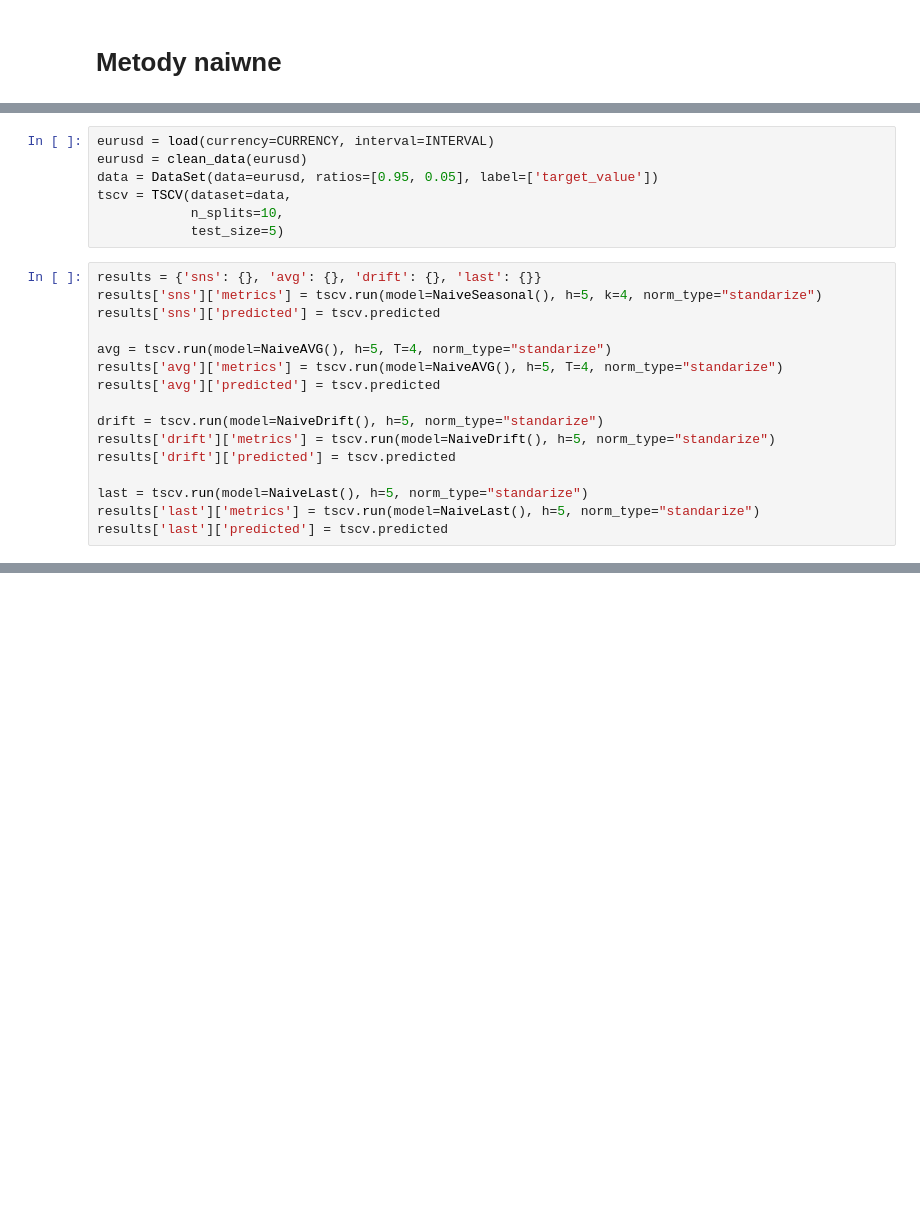
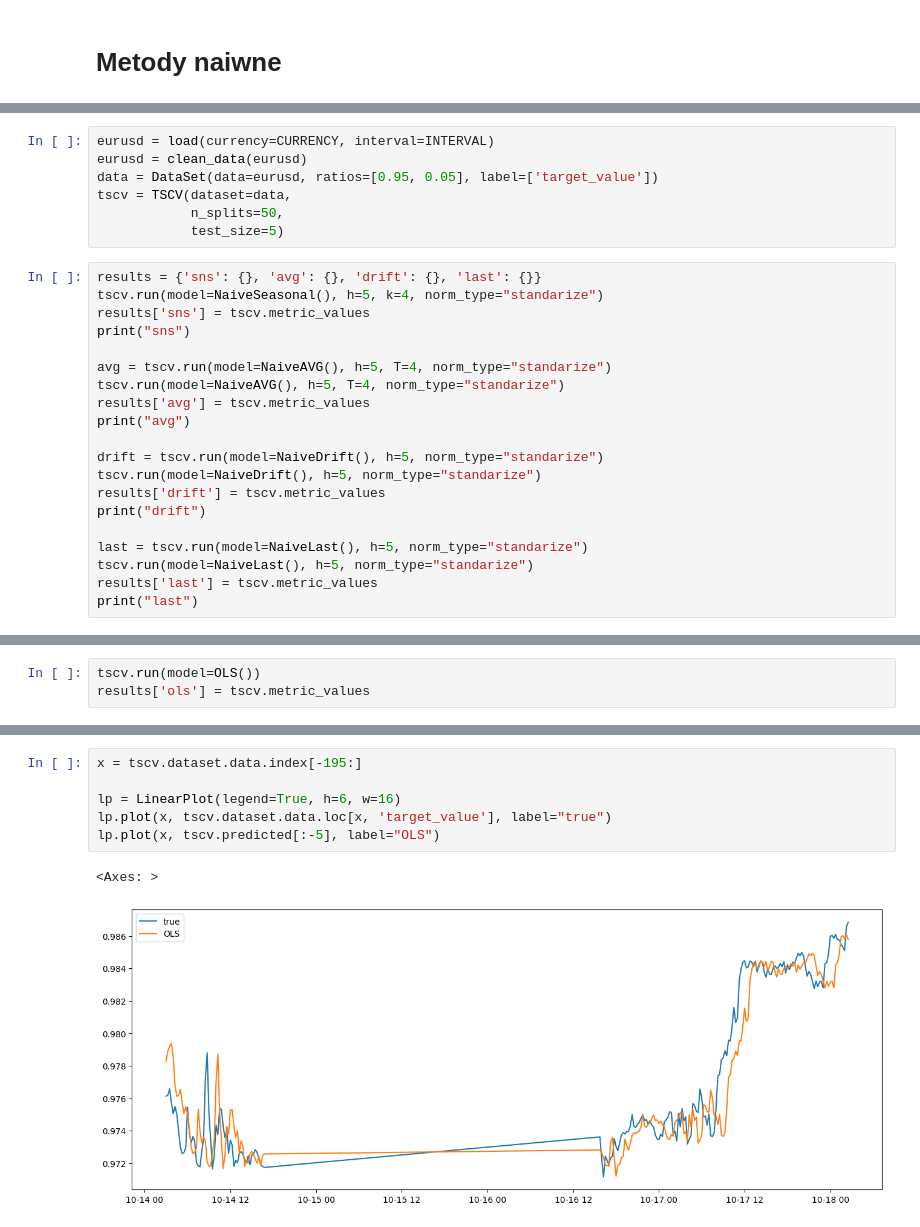
Before and after one commit to sebastiansukiennik01/ForexForecasting, a Jupyter notebook: chapter_3_3.ipynb, the cells around one changed output, grey strips where cells are left out. Saved outputs shown, nothing was run; the diff lists cells and outputs as text; blank space fills up the shorter version.

Commit message:
add residuals, errors calculation to TSCV class, add OLS predictor for Ordinary Least Squares method

```diff
--- a/chapter_3_3.ipynb
+++ b/chapter_3_3.ipynb
@@ -40,21 +30,25 @@ eurusd = load(currency=CURRENCY, interval=INTERVAL)
 eurusd = clean_data(eurusd)
 data = DataSet(data=eurusd, ratios=[0.95, 0.05], label=['target_value'])
 tscv = TSCV(dataset=data,
-            n_splits=10,
+            n_splits=50,
             test_size=5)
 # %%
 results = {'sns': {}, 'avg': {}, 'drift': {}, 'last': {}}
-results['sns']['metrics'] = tscv.run(model=NaiveSeasonal(), h=5, k=4, norm_type="standarize")
-results['sns']['predicted'] = tscv.predicted
+tscv.run(model=NaiveSeasonal(), h=5, k=4, norm_type="standarize")
+results['sns'] = tscv.metric_values
+print("sns")
 
 avg = tscv.run(model=NaiveAVG(), h=5, T=4, norm_type="standarize")
-results['avg']['metrics'] = tscv.run(model=NaiveAVG(), h=5, T=4, norm_type="standarize")
-results['avg']['predicted'] = tscv.predicted
+tscv.run(model=NaiveAVG(), h=5, T=4, norm_type="standarize")
+results['avg'] = tscv.metric_values
+print("avg")
 
 drift = tscv.run(model=NaiveDrift(), h=5, norm_type="standarize")
-results['drift']['metrics'] = tscv.run(model=NaiveDrift(), h=5, norm_type="standarize")
-results['drift']['predicted'] = tscv.predicted
+tscv.run(model=NaiveDrift(), h=5, norm_type="standarize")
+results['drift'] = tscv.metric_values
+print("drift")
 
 last = tscv.run(model=NaiveLast(), h=5, norm_type="standarize")
-results['last']['metrics'] = tscv.run(model=NaiveLast(), h=5, norm_type="standarize")
-results['last']['predicted'] = tscv.predicted
+tscv.run(model=NaiveLast(), h=5, norm_type="standarize")
+results['last'] = tscv.metric_values
+print("last")
@@ -86,0 +77,3 @@ metrics
+# %%
+tscv.run(model=OLS())
+results['ols'] = tscv.metric_values
@@ -86,0 +89,9 @@ metrics
+# %%
+x = tscv.dataset.data.index[-195:]
+
+lp = LinearPlot(legend=True, h=6, w=16)
+lp.plot(x, tscv.dataset.data.loc[x, 'target_value'], label="true")
+lp.plot(x, tscv.predicted[:-5], label="OLS")
+# %% [output]
+<Axes: >
+[figure, added]
```
Also changed, not shown: parts of 11 cells of this notebook, 6 other files.
